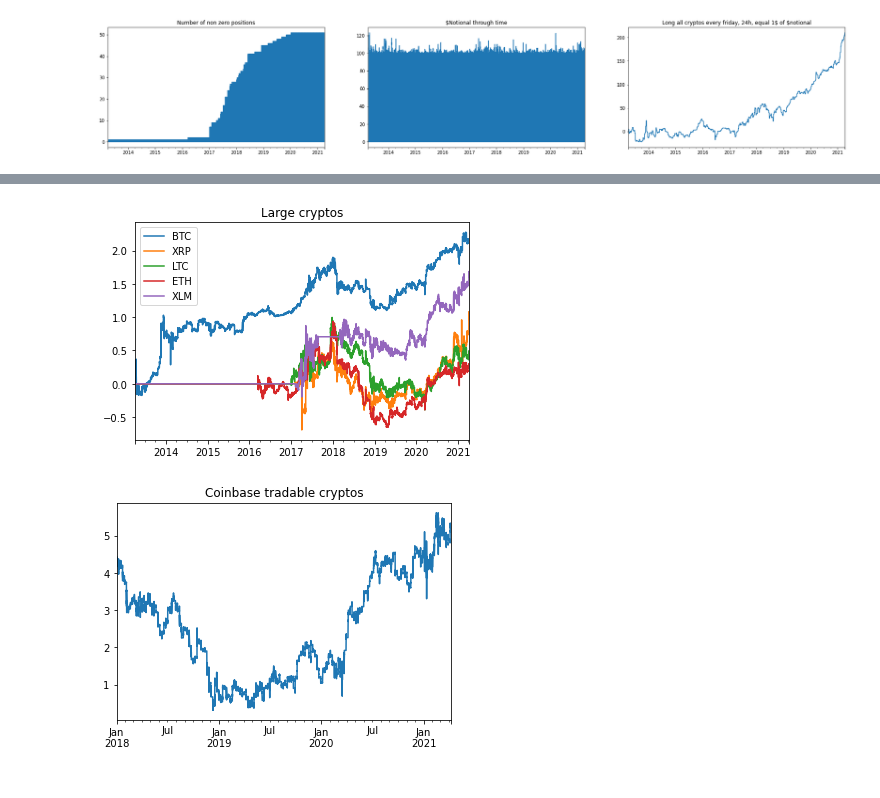
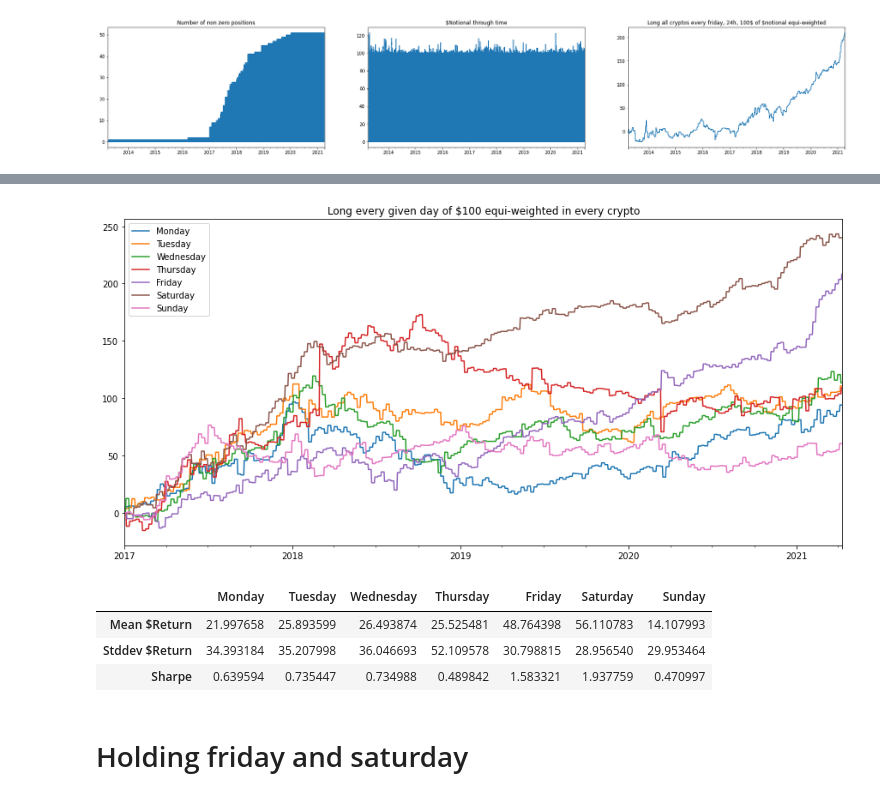
Before and after one commit to FiodorG/Crypto, a Jupyter notebook: notebooks/Momentum backtest.ipynb, the cells around one changed output, grey strips where cells are left out. Saved outputs shown, nothing was run; the diff lists cells and outputs as text; code cells hidden in the pictures.

```diff
--- a/notebooks/Momentum backtest.ipynb
+++ b/notebooks/Momentum backtest.ipynb
@@ -169,9 +145,27 @@ pnl[[x for x in pnl.columns if x in worst_10_pnl.index]].plot(ax=axes[1], title=
-# %%
-pnl[["BTC", "XRP", "LTC", "ETH", "XLM"]].plot(title="Large cryptos");
-# %% [output]
-[figure, removed]
-# %%
-fig, axes = plt.subplots(1, 1)
-pnl[["BTC", "LTC", "ADA", "ETH", "LINK", "XLM"]].sum(axis=1).loc["2018":].plot(title="Coinbase tradable cryptos");
-# %% [output]
-[figure, removed]
+# %%
+start_date = dt.datetime(2017, 1, 1)
+
+res = {}
+res["Monday"] = compute_daily_pnl(strategy_trade_on_day(close, 0, start_date=start_date), close)
+res["Tuesday"] = compute_daily_pnl(strategy_trade_on_day(close, 1, start_date=start_date), close)
+res["Wednesday"] = compute_daily_pnl(strategy_trade_on_day(close, 2, start_date=start_date), close)
+res["Thursday"] = compute_daily_pnl(strategy_trade_on_day(close, 3, start_date=start_date), close)
+res["Friday"] = compute_daily_pnl(strategy_trade_on_day(close, 4, start_date=start_date), close)
+res["Saturday"] = compute_daily_pnl(strategy_trade_on_day(close, 5, start_date=start_date), close)
+res["Sunday"] = compute_daily_pnl(strategy_trade_on_day(close, 6, start_date=start_date), close)
+
+fig, axes = plt.subplots(1, 1, figsize=(15, 7))
+for day, acc_curve in res.items():
+    acc_curve[1].loc[start_date:].plot(ax=axes, label=day, title="Long every given day of $100 equi-weighted in every crypto");
+axes.legend();
+# %% [output]
+[figure, added]
+# %%
+pd.DataFrame({day: account_curve_statistics(x[1].loc[start_date:]) for day, x in res.items()})
+# %% [output]
+|  | Monday | Tuesday | Wednesday | Thursday | Friday | Saturday | Sunday |
+| Mean $Return | 21.997658 | 25.893599 | 26.493874 | 25.525481 | 48.764398 | 56.110783 | 14.107993 |
+| Stddev $Return | 34.393184 | 35.207998 | 36.046693 | 52.109578 | 30.798815 | 28.956540 | 29.953464 |
+| Sharpe | 0.639594 | 0.735447 | 0.734988 | 0.489842 | 1.583321 | 1.937759 | 0.470997 |
+# %% [markdown]
+# Holding friday and saturday
```
Also changed, not shown: parts of 38 cells of this notebook, 1 other file.
